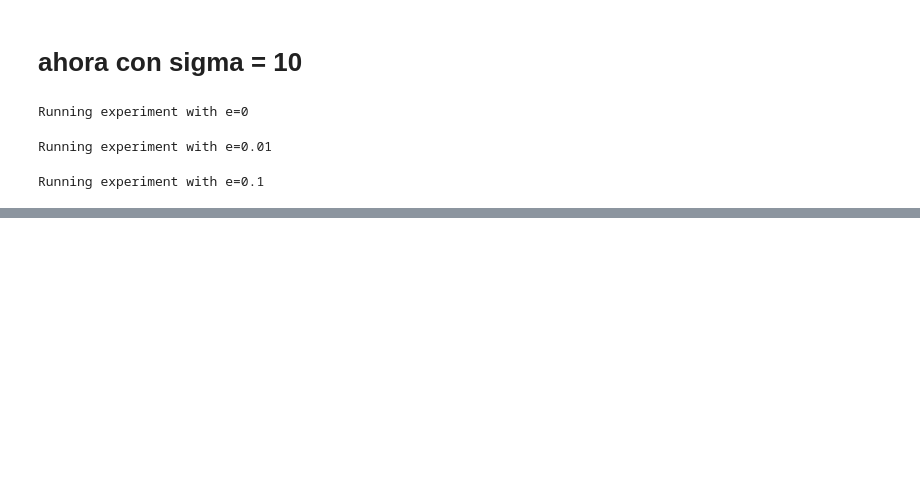
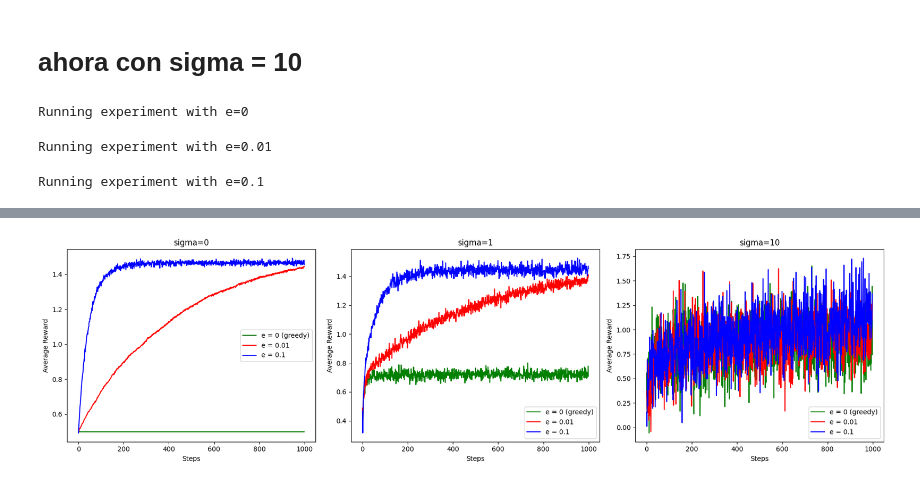
Before and after one commit to josesg998/CursoRL, a Jupyter notebook: Bandits/epsilon_greedy_vs_greedy_mod.ipynb, the cells around one changed output, grey strips where cells are left out. Drawn from its saved outputs; the diff is of its cells as text; code cells hidden in the pictures; blank space fills up the shorter version.

```diff
--- a/Bandits/epsilon_greedy_vs_greedy_mod.ipynb
+++ b/Bandits/epsilon_greedy_vs_greedy_mod.ipynb
@@ -204,0 +204,34 @@ plt.show()
+# %%
+fig, (ax2,ax1, ax3) = plt.subplots(1, 3, figsize=(18, 5))
+
+# Plot for sigma=1
+ax1.plot(e0, color='green', label='e = 0 (greedy)')
+ax1.plot(e001, color='red', label='e = 0.01')
+ax1.plot(e01, color='blue', label='e = 0.1')
+ax1.set_xlabel("Steps")
+ax1.set_ylabel("Average Reward")
+ax1.set_title("sigma=1")
+ax1.legend()
+
+# Plot for sigma=0
+ax2.plot(e0_sigma_0, color='green', label='e = 0 (greedy)')
+ax2.plot(e001_sigma_0, color='red', label='e = 0.01')
+ax2.plot(e01_sigma_0, color='blue', label='e = 0.1')
+ax2.set_xlabel("Steps")
+ax2.set_ylabel("Average Reward")
+ax2.set_title("sigma=0")
+ax2.legend()
+
+# Plot for sigma=10
+ax3.plot(e0_sigma_10, color='green', label='e = 0 (greedy)')
+ax3.plot(e001_sigma_10, color='red', label='e = 0.01')
+ax3.plot(e01_sigma_10, color='blue', label='e = 0.1')
+ax3.set_xlabel("Steps")
+ax3.set_ylabel("Average Reward")
+ax3.set_title("sigma=10")
+ax3.legend()
+
+plt.tight_layout()
+plt.show()
+# %% [output]
+[figure, added]
```
Also changed, not shown: parts of 4 cells of this notebook, 3 other files.
